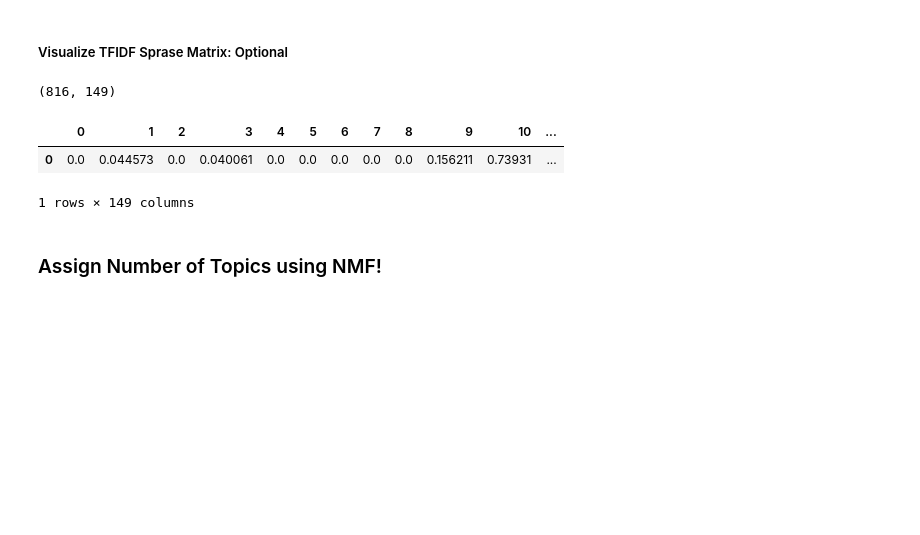
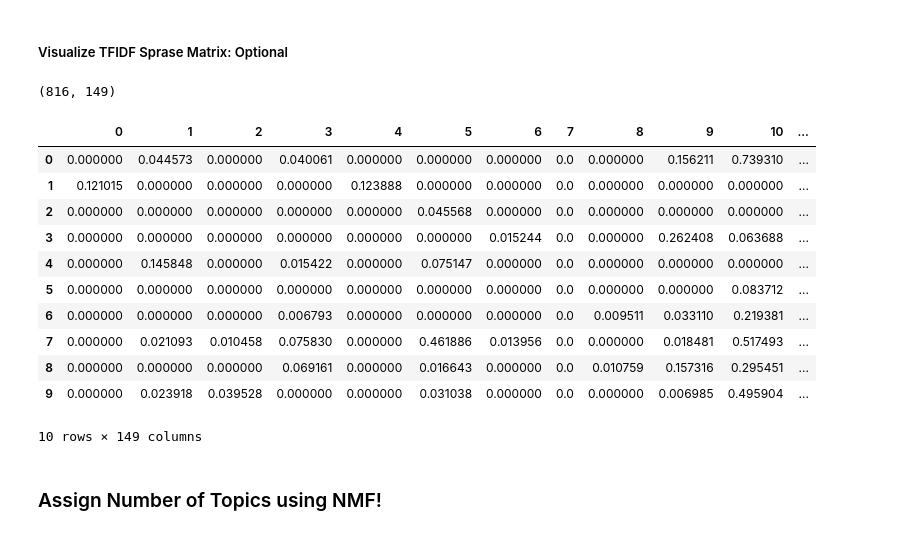
Before and after one commit to smeetvikani/Twitch_Comments_Analysis_NLP, a Jupyter notebook: Data_Processing_and_Modeling.ipynb, the cells around one changed output. Cells and saved outputs as stored; diff of their text form; code cells hidden in the pictures; blank space fills up the shorter version.

```diff
--- a/Data_Processing_and_Modeling.ipynb
+++ b/Data_Processing_and_Modeling.ipynb
@@ -263,7 +254,7 @@ plt.plot(df12.index,polarity_list,'bo-',markevery=300, alpha=0.25)
 ##### Use the vectorizer to transform the documents into sparse matrix
 # %%
 import pickle
-with open("vect.pkl", 'rb') as picklefile:
+with open("pickle_files/vect.pkl", 'rb') as picklefile:
     tfidf_vectorizer = pickle.load(picklefile)
 
 #Transfom is needed is used when loading model. Fit_Transform for creating models.
@@ -278,12 +269,21 @@ tfidf_feature_names[1:5]
 ##### Visualize TFIDF Sprase Matrix: Optional
 # %%
 print(tfidf_matrix.shape)
-pd.DataFrame(tfidf_matrix.toarray()).head(1)
+pd.DataFrame(tfidf_matrix.toarray()).head(10)
 # %% [output]
 (816, 149)
 |  | 0 | 1 | 2 | 3 | 4 | 5 | 6 | 7 | 8 | 9 | 10 | ... |
-| 0 | 0.0 | 0.044573 | 0.0 | 0.040061 | 0.0 | 0.0 | 0.0 | 0.0 | 0.0 | 0.156211 | 0.73931 | ... |
+| 0 | 0.000000 | 0.044573 | 0.000000 | 0.040061 | 0.000000 | 0.000000 | 0.000000 | 0.0 | 0.000000 | 0.156211 | 0.739310 | ... |
+| 1 | 0.121015 | 0.000000 | 0.000000 | 0.000000 | 0.123888 | 0.000000 | 0.000000 | 0.0 | 0.000000 | 0.000000 | 0.000000 | ... |
+| 2 | 0.000000 | 0.000000 | 0.000000 | 0.000000 | 0.000000 | 0.045568 | 0.000000 | 0.0 | 0.000000 | 0.000000 | 0.000000 | ... |
+| 3 | 0.000000 | 0.000000 | 0.000000 | 0.000000 | 0.000000 | 0.000000 | 0.015244 | 0.0 | 0.000000 | 0.262408 | 0.063688 | ... |
+| 4 | 0.000000 | 0.145848 | 0.000000 | 0.015422 | 0.000000 | 0.075147 | 0.000000 | 0.0 | 0.000000 | 0.000000 | 0.000000 | ... |
+| 5 | 0.000000 | 0.000000 | 0.000000 | 0.000000 | 0.000000 | 0.000000 | 0.000000 | 0.0 | 0.000000 | 0.000000 | 0.083712 | ... |
+| 6 | 0.000000 | 0.000000 | 0.000000 | 0.006793 | 0.000000 | 0.000000 | 0.000000 | 0.0 | 0.009511 | 0.033110 | 0.219381 | ... |
+| 7 | 0.000000 | 0.021093 | 0.010458 | 0.075830 | 0.000000 | 0.461886 | 0.013956 | 0.0 | 0.000000 | 0.018481 | 0.517493 | ... |
+| 8 | 0.000000 | 0.000000 | 0.000000 | 0.069161 | 0.000000 | 0.016643 | 0.000000 | 0.0 | 0.010759 | 0.157316 | 0.295451 | ... |
+| 9 | 0.000000 | 0.023918 | 0.039528 | 0.000000 | 0.000000 | 0.031038 | 0.000000 | 0.0 | 0.000000 | 0.006985 | 0.495904 | ... |
-1 rows × 149 columns
+10 rows × 149 columns
 # %% [markdown]
 ### Assign Number of Topics using NMF!
 # %% [markdown]
```
Also changed, not shown: parts of 10 cells of this notebook, 19 other files.
